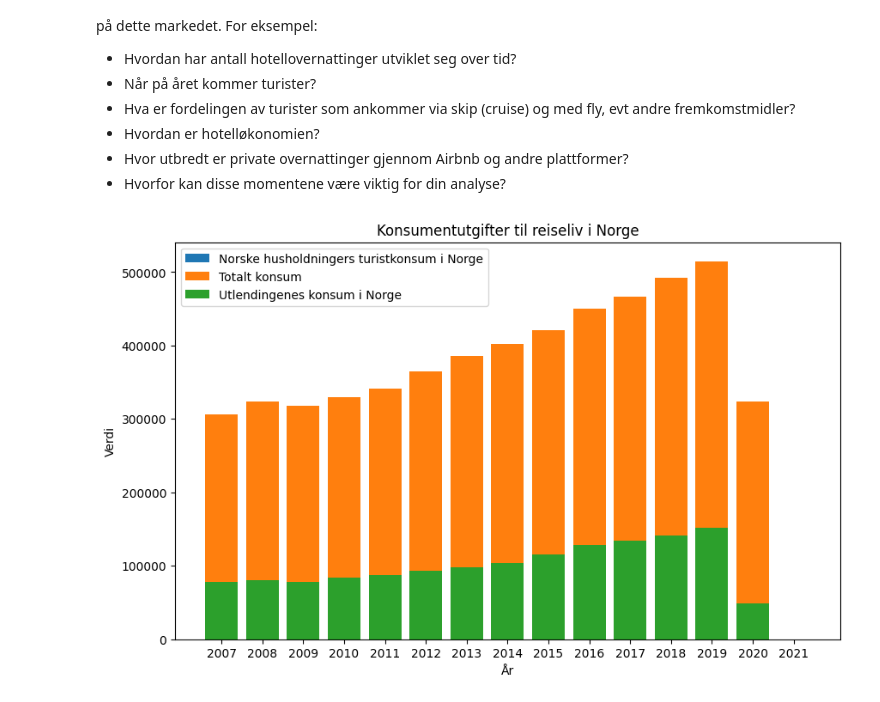
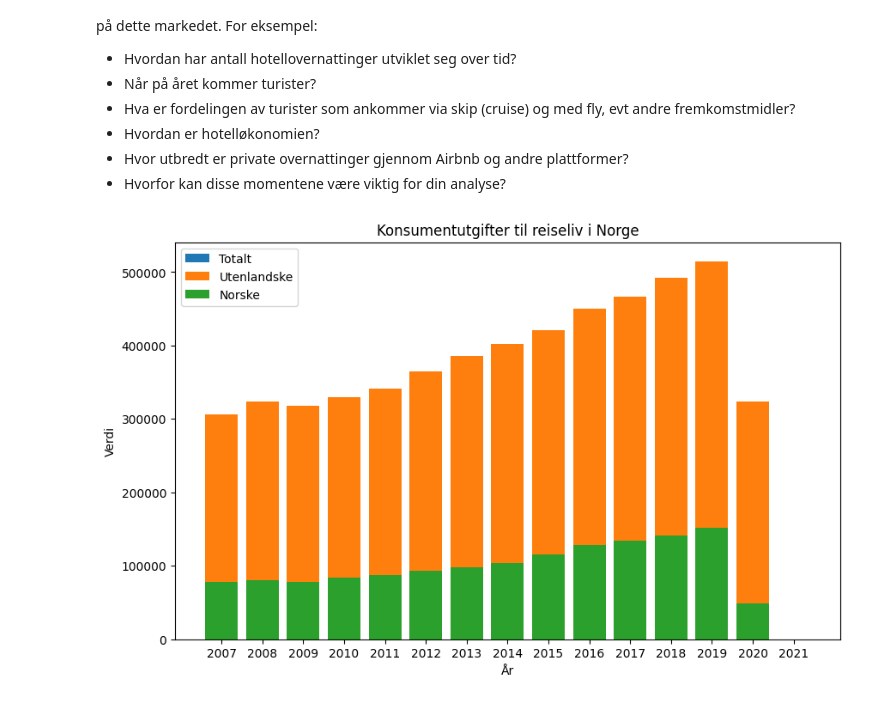
Before and after one commit to Jowiam/Kibisis, a Jupyter notebook: mappe1.ipynb, the cells around one changed output. Drawn from its saved outputs; the diff is of its cells as text; code cells hidden in the pictures.

```diff
--- a/mappe1.ipynb
+++ b/mappe1.ipynb
@@ -314,19 +335,19 @@ Her gir du leseren et overblikk over markedet som du skal analysere. Om du vil k
 # %%
 #hent nødvendig data fra df
 df_grouped = df.groupby(['konsumentgruppe', 'år'])['value'].sum().reset_index()
 
 # plot data
 fig, ax = plt.subplots(figsize=(10, 6))
 for label, group in df_grouped.groupby('konsumentgruppe'):
-    ax.bar(group['år'], group['value'], label=label)
+    ax.bar(group['år'], group['value'])
 
 # Sett tittel, x- og y-akse, og legg til legend
 ax.set_title('Konsumentutgifter til reiseliv i Norge')
 ax.set_xlabel('År')
 ax.set_ylabel('Verdi')
-ax.legend()
+ax.legend(['Totalt', 'Utenlandske', 'Norske'])
 
 # Display
 plt.show()
 # %% [output]
-[figure, old version]
+[figure, new version]
```
Also changed, not shown: parts of 9 cells of this notebook.
